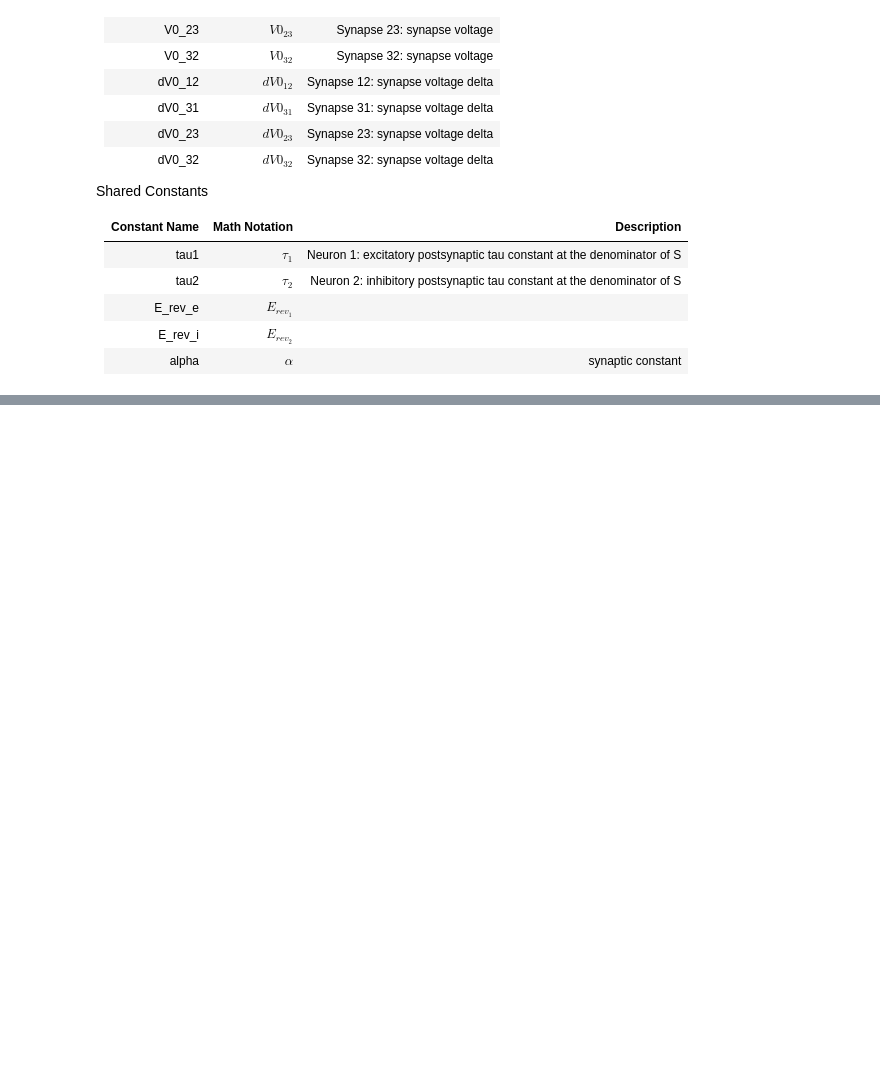
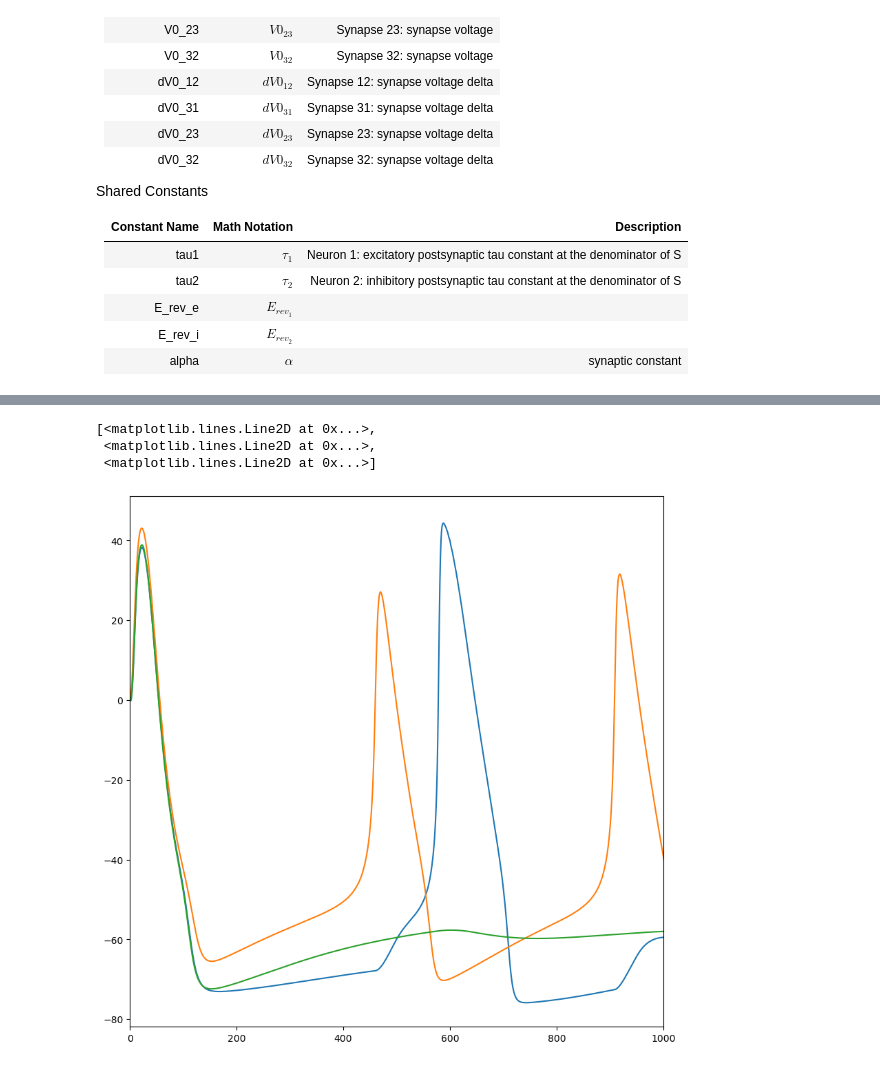
Before and after one commit to llfuller/DDF-HVC-CM-Neurons, a Jupyter notebook: HH_network_test/HH_3_Neuron_Network.ipynb, the cells around one changed output, grey strips where cells are left out. Saved outputs shown, nothing was run; the diff lists cells and outputs as text; code cells hidden in the pictures; blank space fills up the shorter version.

```diff
--- a/HH_network_test/HH_3_Neuron_Network.ipynb
+++ b/HH_network_test/HH_3_Neuron_Network.ipynb
@@ -273,0 +349,32 @@ class HHNeuron():
+# %%
+states0 = 0.1*np.ones(16)
+"""
+Order of the states:
+
+V1, V2, V3
+m1, m2, m3
+h1, h2, h3
+n1, n2, n3
+
+S12, S23, S31, S32
+"""
+timeseries = np.arange(0, 1000, 0.02)
+I_arr_wider = np.arange(-1, 1001, 0.02)
+Istim = np.ones((I_arr_wider.shape[0], 3)) # each column is an Istim
+Istim[:, 0] *= 0
+Istim[:, 1] *= 40
+Istim[:, 2] *= 10
+
+# make an interpolation object
+Istim_interp = interp1d(I_arr_wider, Istim, axis=0)
+
+sol = solve_ivp(dfdt, t_span=[0, 1000], y0=states0, t_eval=np.arange(0, 1000, 0.02), args=(Istim_interp,))
+# %%
+plt.figure(figsize=(10, 10))
+plt.xlim(0, 1000)
+plt.plot(sol.y.T[:, :3])
+# %% [output]
+[<matplotlib.lines.Line2D at 0x...>,
+ <matplotlib.lines.Line2D at 0x...>,
+ <matplotlib.lines.Line2D at 0x...>]
+[figure, added]
```
Also changed, not shown: parts of 10 cells of this notebook, 3 other files.
